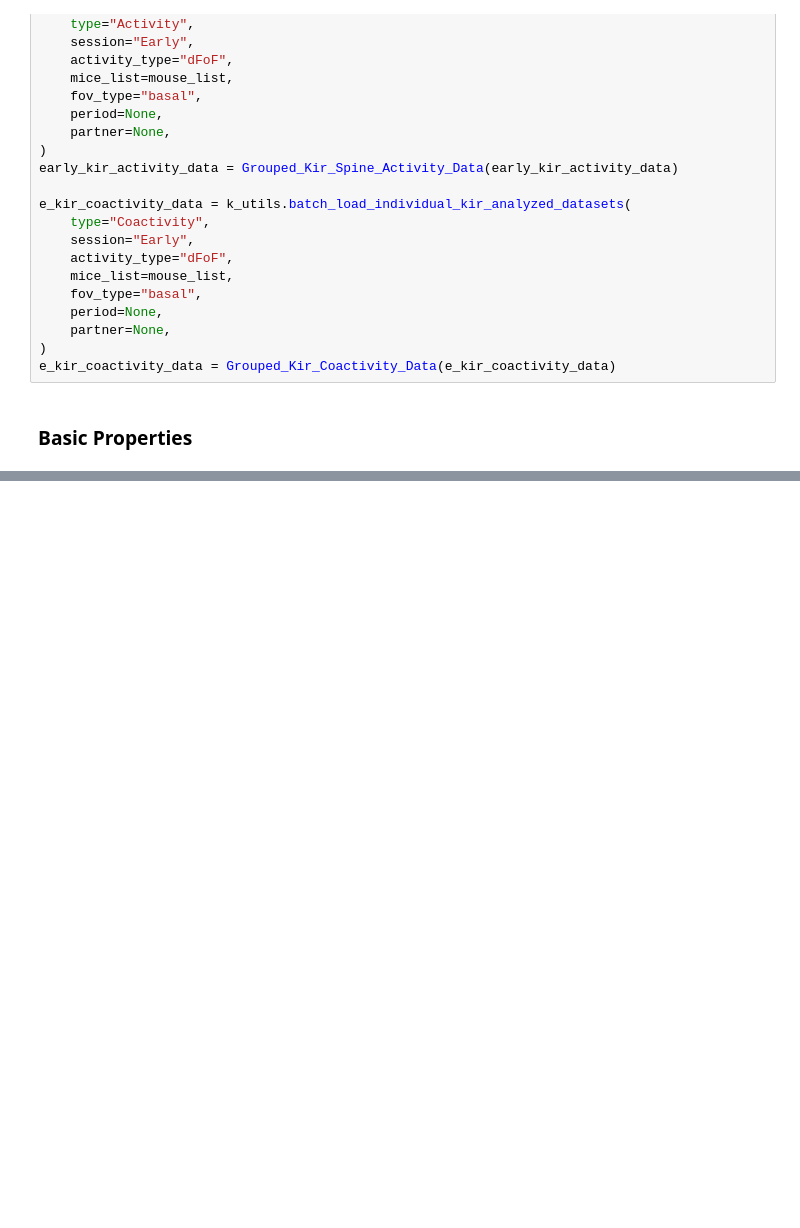
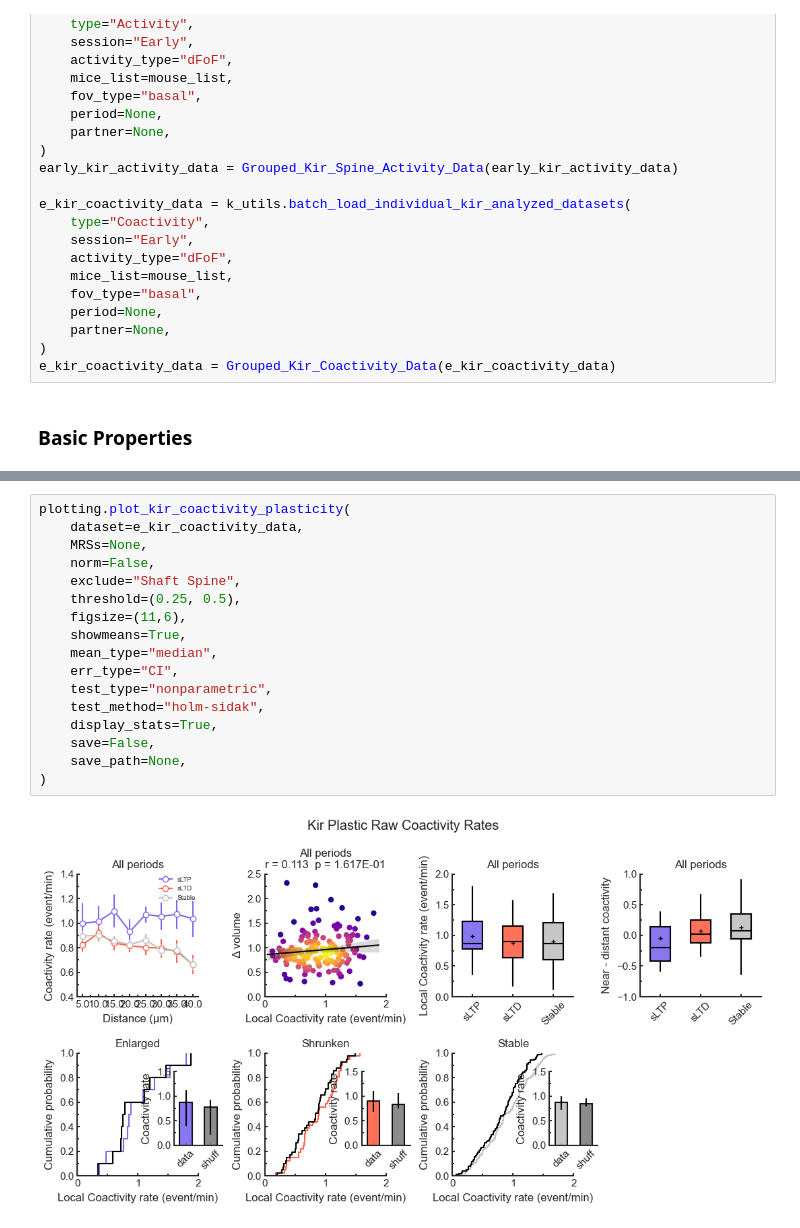
Before and after one commit to wjakewright/Lab_Analyses, a Jupyter notebook: Lab_Analyses/Kir_Analysis/Kir_Basal_Spine_Analysis.ipynb, the cells around one changed output, grey strips where cells are left out. Saved outputs shown, nothing was run; the diff lists cells and outputs as text; blank space fills up the shorter version.

```diff
--- a/Lab_Analyses/Kir_Analysis/Kir_Basal_Spine_Analysis.ipynb
+++ b/Lab_Analyses/Kir_Analysis/Kir_Basal_Spine_Analysis.ipynb
@@ -271,0 +239,19 @@ Ctl spines: 405
+# %%
+plotting.plot_kir_coactivity_plasticity(
+    dataset=e_kir_coactivity_data,
+    MRSs=None,
+    norm=False,
+    exclude="Shaft Spine",
+    threshold=(0.25, 0.5),
+    figsize=(11,6),
+    showmeans=True,
+    mean_type="median",
+    err_type="CI",
+    test_type="nonparametric",
+    test_method="holm-sidak",
+    display_stats=True,
+    save=False,
+    save_path=None,
+)
+# %% [output]
+[figure, added]
```
Also changed, not shown: parts of 17 cells of this notebook.
